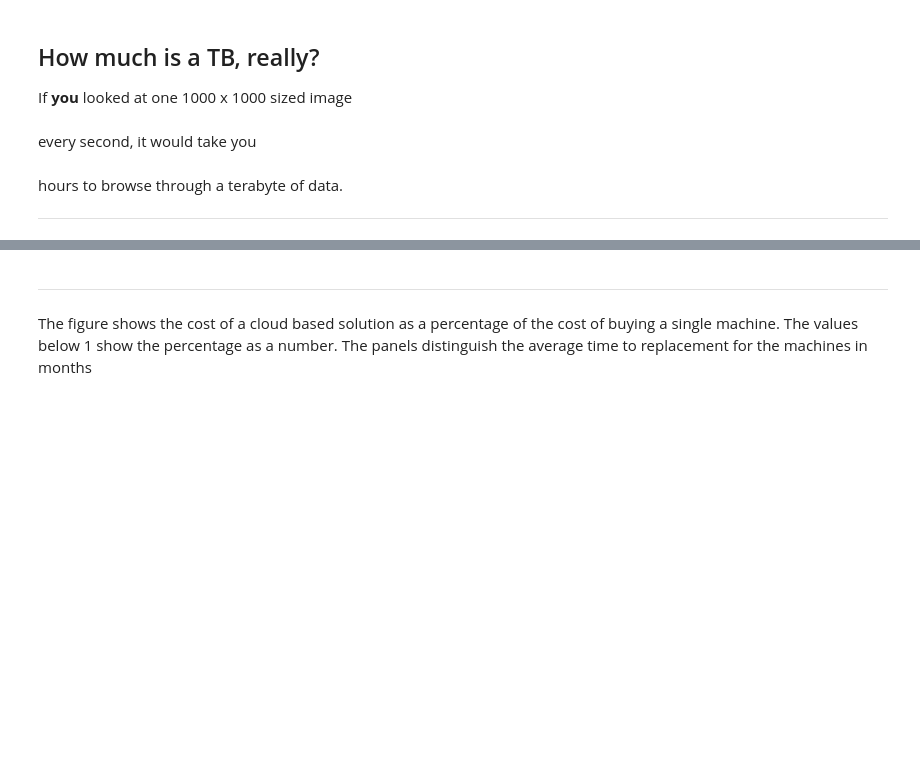
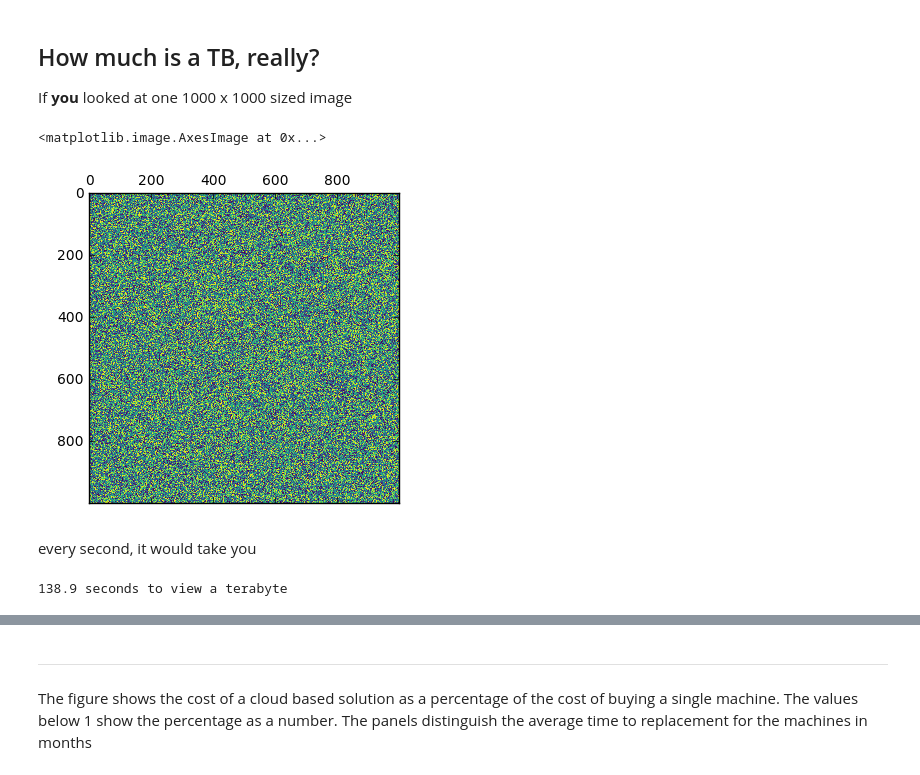
Before and after one commit to kmader/Quantitative-Big-Imaging-2018, a Jupyter notebook: Lectures/01-Introduction.ipynb, the cells around one changed output, grey strips where cells are left out. Saved outputs shown, nothing was run; the diff lists cells and outputs as text; code cells hidden in the pictures; blank space fills up the shorter version.

Commit message:
data, movies, images, updated notebook, updated dependencies

```diff
--- a/Lectures/01-Introduction.ipynb
+++ b/Lectures/01-Introduction.ipynb
@@ -238,13 +181,18 @@ image(255*matrix(runif(1000*1000),nrow=1000))
+# %%
+%matplotlib inline
+import matplotlib.pyplot as plt
+import numpy as np
+
+plt.matshow(np.random.uniform(size = (1000, 1000)),
+           cmap = 'viridis')
+# %% [output]
+<matplotlib.image.AxesImage at 0x...>
+[figure, added]
 # %% [markdown]
 every second, it would take you
 # %%
 # assuming 16 bit images and a 'metric' terabyte
-time.per.tb<-1e12/(1000*1000*16/8) / (60*60)
-cat("__",
-  round(time.per.tb),
-  "__",sep="")
+time_per_tb=1e12/(1000*1000*16/8) / (60*60)
+print("%04.1f seconds to view a terabyte" % (time_per_tb))
+# %% [output]
+138.9 seconds to view a terabyte
-# %% [markdown]
-hours to browse through a terabyte of data.
-
-
-----
```
Also changed, not shown: parts of 106 cells of this notebook, 55 other files.
